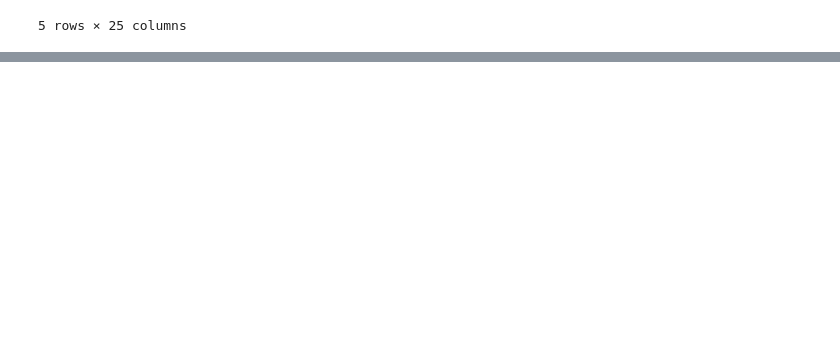
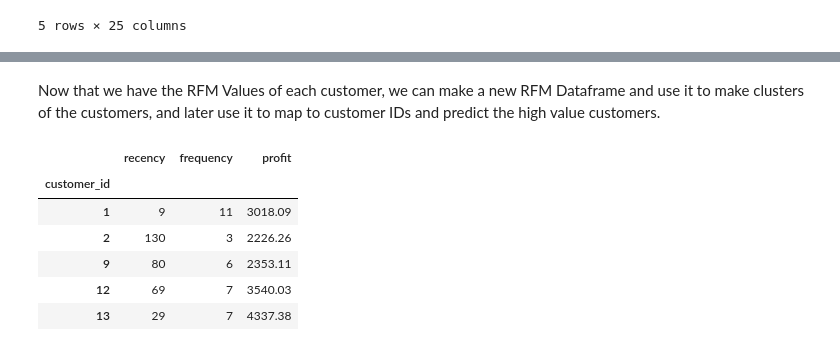
Before and after one commit to notcostheta/internship-speedrun, a Jupyter notebook: kpmg/task2.ipynb, the cells around one changed output, grey strips where cells are left out. Saved outputs shown, nothing was run; the diff lists cells and outputs as text; code cells hidden in the pictures; blank space fills up the shorter version.

```diff
--- a/kpmg/task2.ipynb
+++ b/kpmg/task2.ipynb
@@ -355,0 +357,7 @@ master_null.to_csv('master_null.csv', index=False)
+# %%
+# We already have the Monetary value (profit) of each customer
+# Preparing the Recency Value
+
+master_null['recency'] = (today_date - master_null['transaction_date']).dt.days
+master_null['frequency'] = master_null.groupby('customer_id')['customer_id'].transform('count')
+master_null.head()
@@ -355,0 +382,13 @@ master_null.to_csv('master_null.csv', index=False)
+# %% [markdown]
+Now that we have the RFM Values of each customer, we can make a new RFM Dataframe and use it to make clusters of the customers, and later use it to map to customer IDs and predict the high value customers.
+# %%
+rfm_table = master_null.groupby('customer_id').agg({'recency': lambda x: x.min(), 'frequency': lambda x: x.count(), 'profit': lambda x: x.sum()})
+rfm_table.head()
+# %% [output]
+|  | recency | frequency | profit |
+| customer_id |  |  |  |
+| 1 | 9 | 11 | 3018.09 |
+| 2 | 130 | 3 | 2226.26 |
+| 9 | 80 | 6 | 2353.11 |
+| 12 | 69 | 7 | 3540.03 |
+| 13 | 29 | 7 | 4337.38 |
```
Also changed, not shown: parts of 5 cells of this notebook, 3 other files.
